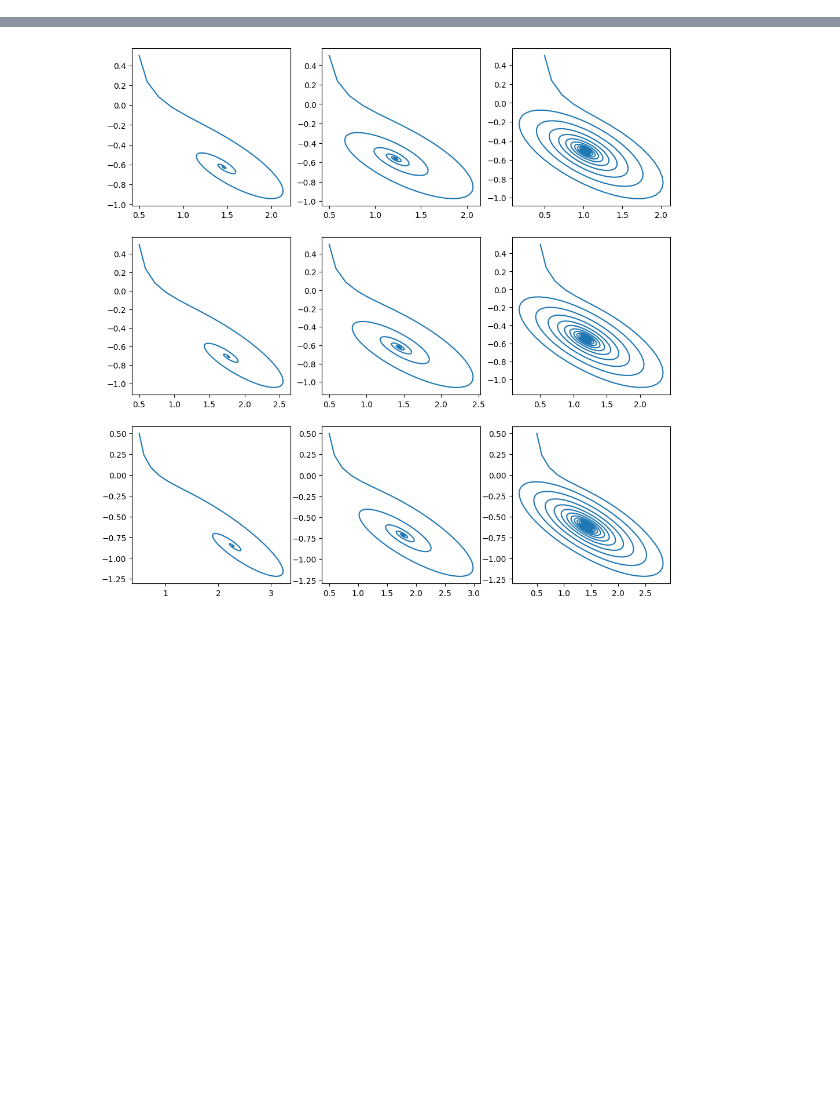
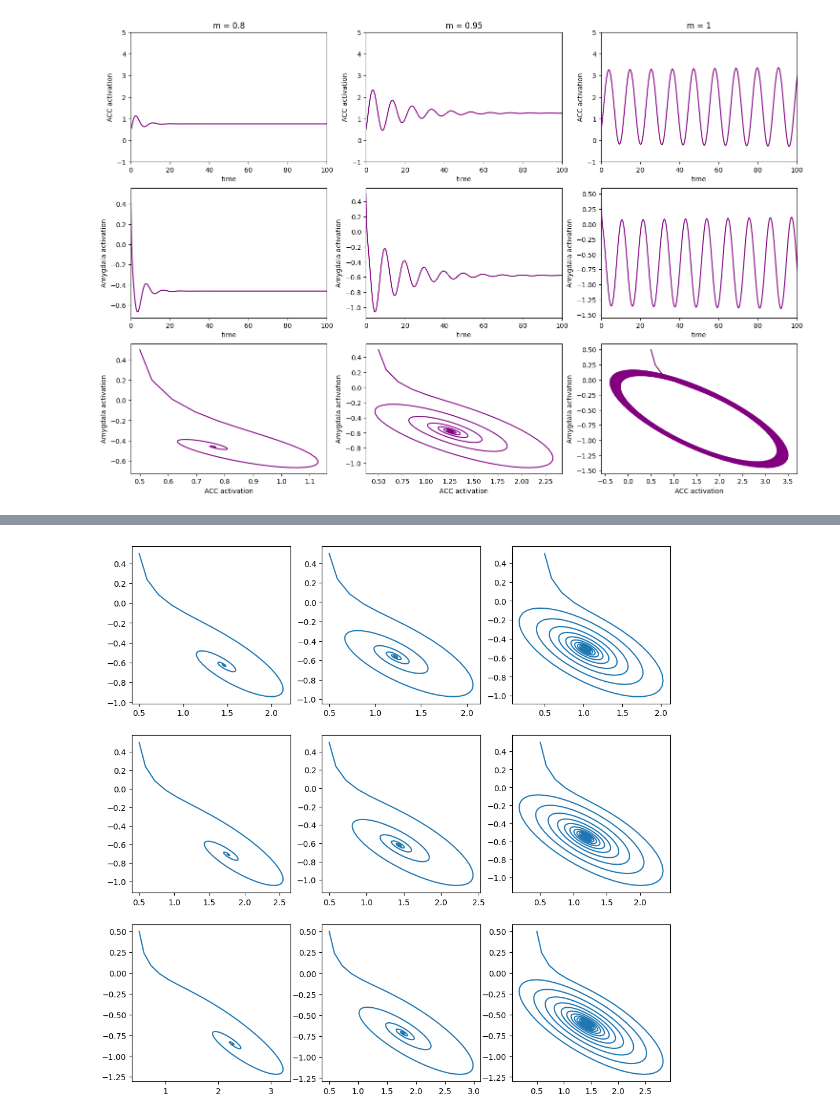
Before and after one commit to emilyrdavies/BSCI435-Final, a Jupyter notebook: code.ipynb, the cells around one changed output, grey strips where cells are left out. Cells and saved outputs as stored; diff of their text form; code cells hidden in the pictures; blank space fills up the shorter version.

```diff
--- a/code.ipynb
+++ b/code.ipynb
@@ -43,6 +43,90 @@ def network(x, t, pars):
     ddelta_dt = pars['m']*(O + C + A + T + S) - pars['n']*delta
 
     return (dO_dt, dC_dt, dA_dt, dT_dt, dS_dt, ddelta_dt)
+# %%
+from scipy import integrate
+
+pars = {}
+pars['mu'] = 0.1 # dopamine sensitivity
+pars['lambda'] = 0.1 # dopamine sensitivty of nucleus accumbens
+
+pars['nA'] = 1.4 # amygdala self-inhibition strength
+pars['n'] = 1.4 # nA = n
+
+pars['a'] = 2 # corticol inhibition of amygdala strength
+pars['m'] = 1
+pars['b1'] = 1.2
+pars['b2'] = 1.2
+
+# INITIAL STATE
+# O, C, A, T, S, delta = x
+x = (0.5, 0.5, 0.5, 0.5, 0.5, 0.5)
+t = np.linspace(0, 200, 1000)
+
+fig, axes = plt.subplots(3, 3, figsize=(18,12))
+axes = axes.flatten()
+
+pars['m'] = 0.8
+data = integrate.odeint(network, x, t, args=(pars,))
+axes[0].set_title("m = 0.8")
+axes[0].set_xlim(0,100)
+axes[0].set_ylim(-1,5)
+axes[0].set_xlabel("time")
+axes[0].set_ylabel("ACC activation")
+axes[0].plot(t, data[:,1], color="purple")
+
+axes[3].set_xlim(0,100)
+#axes[2].set_ylim(-1,5)
+axes[3].set_xlabel("time")
+axes[3].set_ylabel("Amygdala activation")
+axes[3].plot(t, data[:,2], color="purple")
+
+axes[6].plot(data[:,1], data[:,2], color="purple")
+axes[6].set_xlabel("ACC activation")
+axes[6].set_ylabel("Amygdala activation")
+
+pars['m'] = 0.95
+data = integrate.odeint(network, x, t, args=(pars,))
+axes[1].set_title("m = 0.95")
+axes[1].set_xlim(0,100)
+axes[1].set_ylim(-1,5)
+axes[1].set_xlabel("time")
+axes[1].set_ylabel("ACC activation")
+axes[1].plot(t, data[:,1], color="purple")
+
+axes[4].set_xlim(0,100)
+#axes[2].set_ylim(-1,5)
+axes[4].set_xlabel("time")
+axes[4].set_ylabel("Amygdala activation")
+axes[4].plot(t, data[:,2], color="purple")
+
+axes[7].plot(data[:,1], data[:,2],color="purple")
+axes[7].set_xlabel("ACC activation")
+axes[7].set_ylabel("Amygdala activation")
+
+pars['m'] = 1
+data = integrate.odeint(network, x, t, args=(pars,))
+axes[2].set_title("m = 1")
+axes[2].set_xlim(0,100)
+axes[2].set_ylim(-1,5)
+axes[2].set_xlabel("time")
+axes[2].set_ylabel("ACC activation")
+axes[2].plot(t, data[:,1], color="purple")
+
+axes[5].set_xlim(0,100)
+#axes[3].set_ylim(-1,5)
+axes[5].plot(t, data[:,2],color="purple")
+axes[5].set_xlabel("time")
+axes[5].set_ylabel("Amygdala activation")
+
+axes[8].plot(data[:,1], data[:,2], color="purple")
+axes[8].set_xlabel("ACC activation")
+axes[8].set_ylabel("Amygdala activation")
+
+
+fig.savefig("alt_ms.png", dpi=300, bbox_inches='tight')
+# %% [output]
+[figure, added]
 # %%
 # REPRODUCING FIG 2
 from scipy import integrate
```
Also changed, not shown: parts of 1 cell of this notebook, 2 other files.
